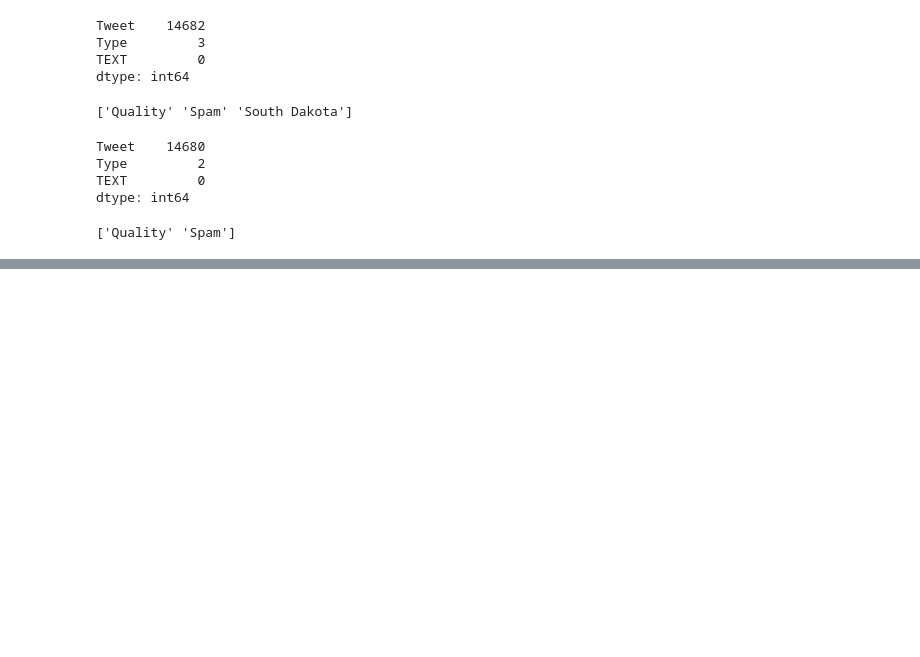
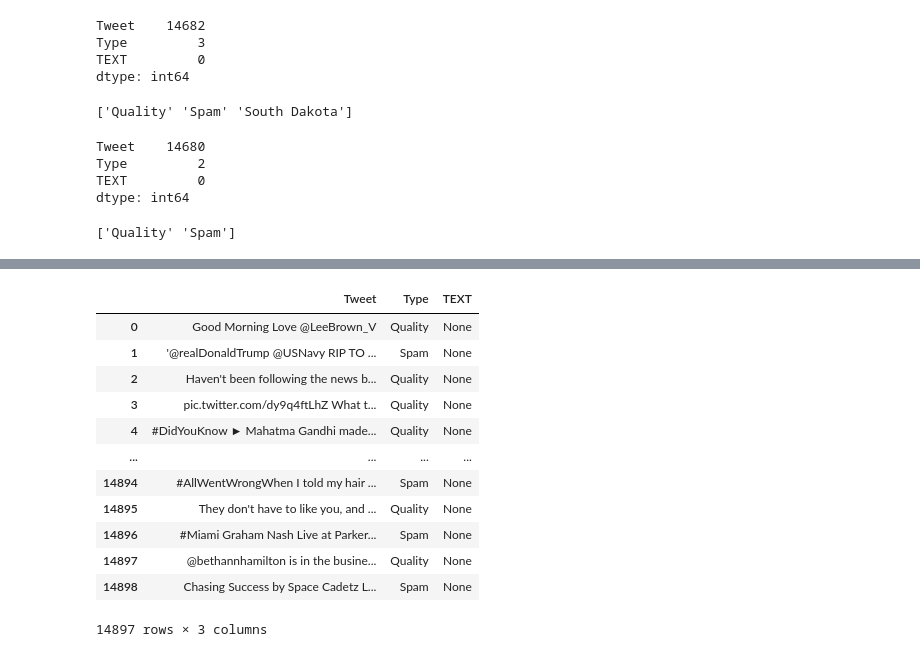
Before and after one commit to thecodizt/SentimentAnalysisModelStatistics, a Jupyter notebook: Preprocessing/UTKML Twitter Spam Detection Competition Dataset.ipynb, the cells around one changed output, grey strips where cells are left out. Saved outputs shown, nothing was run; the diff lists cells and outputs as text; code cells hidden in the pictures; blank space fills up the shorter version.

```diff
--- a/Preprocessing/UTKML Twitter Spam Detection Competition Dataset.ipynb
+++ b/Preprocessing/UTKML Twitter Spam Detection Competition Dataset.ipynb
@@ -104,2 +94,18 @@ from Preprocessor import preprocess
 # %%
 field = "Tweet"
+# %%
+data
+# %% [output]
+|  | Tweet | Type | TEXT |
+| 0 | Good Morning Love @LeeBrown_V | Quality | None |
+| 1 | '@realDonaldTrump @USNavy RIP TO ... | Spam | None |
+| 2 | Haven't been following the news b... | Quality | None |
+| 3 | pic.twitter.com/dy9q4ftLhZ What t... | Quality | None |
+| 4 | #DidYouKnow ► Mahatma Gandhi made... | Quality | None |
+| ... | ... | ... | ... |
+| 14894 | #AllWentWrongWhen I told my hair ... | Spam | None |
+| 14895 | They don't have to like you, and ... | Quality | None |
+| 14896 | #Miami Graham Nash Live at Parker... | Spam | None |
+| 14897 | @bethannhamilton is in the busine... | Quality | None |
+| 14898 | Chasing Success by Space Cadetz L... | Spam | None |
+14897 rows × 3 columns
```
Also changed, not shown: parts of 13 cells of this notebook, 2 other files.
